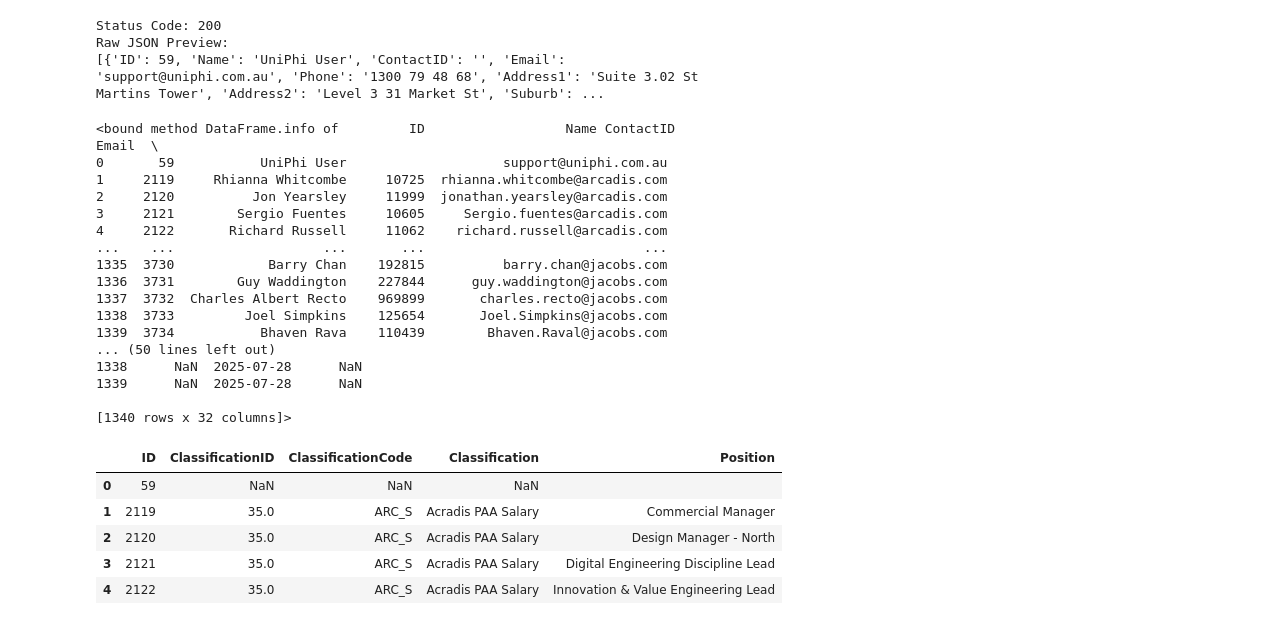
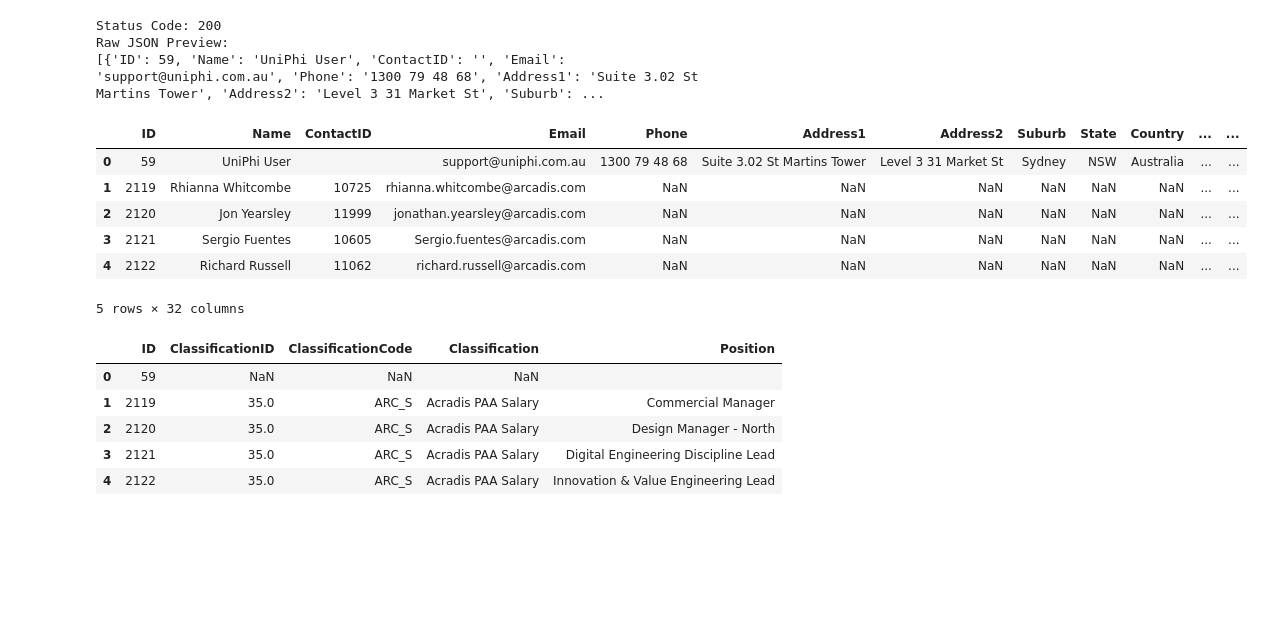
Before and after one commit to surajadkhari/classication, a Jupyter notebook: model1_test.ipynb, the cells around one changed output. Saved outputs shown, nothing was run; the diff lists cells and outputs as text; code cells hidden in the pictures; blank space fills up the shorter version.

```diff
--- a/model1_test.ipynb
+++ b/model1_test.ipynb
@@ -54,25 +53,15 @@ Raw JSON Preview:
 # %%
 data=response.json()
 df = pd.DataFrame(data)
-df.info
+df.head()
 # %% [output]
+|  | ID | Name | ContactID | Email | Phone | Address1 | Address2 | Suburb | State | Country | ... | ... |
+| 0 | 59 | UniPhi User |  | support@uniphi.com.au | 1300 79 48 68 | Suite 3.02 St Martins Tower | Level 3 31 Market St | Sydney | NSW | Australia | ... | ... |
+| 1 | 2119 | Rhianna Whitcombe | 10725 | rhianna.whitcombe@arcadis.com | NaN | NaN | NaN | NaN | NaN | NaN | ... | ... |
+| 2 | 2120 | Jon Yearsley | 11999 | jonathan.yearsley@arcadis.com | NaN | NaN | NaN | NaN | NaN | NaN | ... | ... |
+| 3 | 2121 | Sergio Fuentes | 10605 | Sergio.fuentes@arcadis.com | NaN | NaN | NaN | NaN | NaN | NaN | ... | ... |
+| 4 | 2122 | Richard Russell | 11062 | richard.russell@arcadis.com | NaN | NaN | NaN | NaN | NaN | NaN | ... | ... |
-<bound method DataFrame.info of         ID                  Name ContactID                          Email  \
-0       59           UniPhi User                    support@uniphi.com.au
-1     2119     Rhianna Whitcombe     10725  rhianna.whitcombe@arcadis.com
-2     2120          Jon Yearsley     11999  jonathan.yearsley@arcadis.com
-3     2121        Sergio Fuentes     10605     Sergio.fuentes@arcadis.com
-4     2122       Richard Russell     11062    richard.russell@arcadis.com
-...    ...                   ...       ...                            ...
-1335  3730            Barry Chan    192815          barry.chan@jacobs.com
-1336  3731        Guy Waddington    227844      guy.waddington@jacobs.com
-1337  3732  Charles Albert Recto    969899       charles.recto@jacobs.com
-1338  3733         Joel Simpkins    125654       Joel.Simpkins@jacobs.com
-1339  3734           Bhaven Rava    110439        Bhaven.Raval@jacobs.com
-... (50 lines left out)
-1338      NaN  2025-07-28      NaN
-1339      NaN  2025-07-28      NaN
-
-[1340 rows x 32 columns]>
+5 rows × 32 columns
 # %%
 df_uniphiData=df[["ID","ClassificationID","ClassificationCode","Classification","Position"]].drop_duplicates()
 df_uniphiData.head()
```
Also changed, not shown: parts of 10 cells of this notebook, 3 other files.
